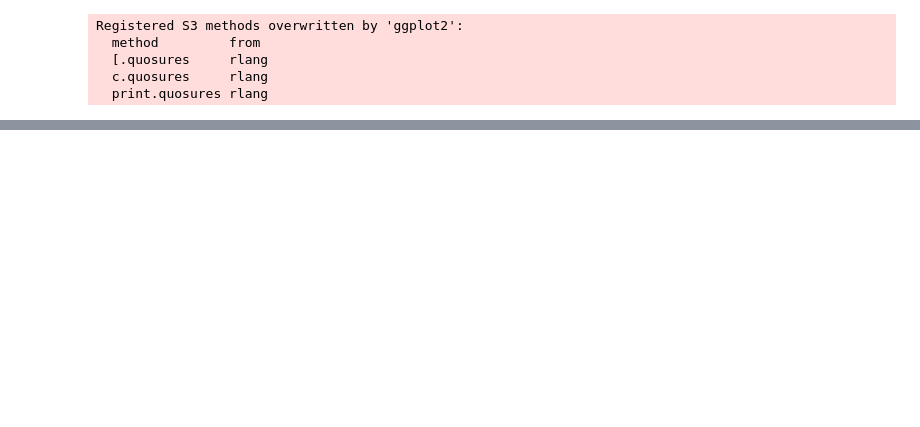
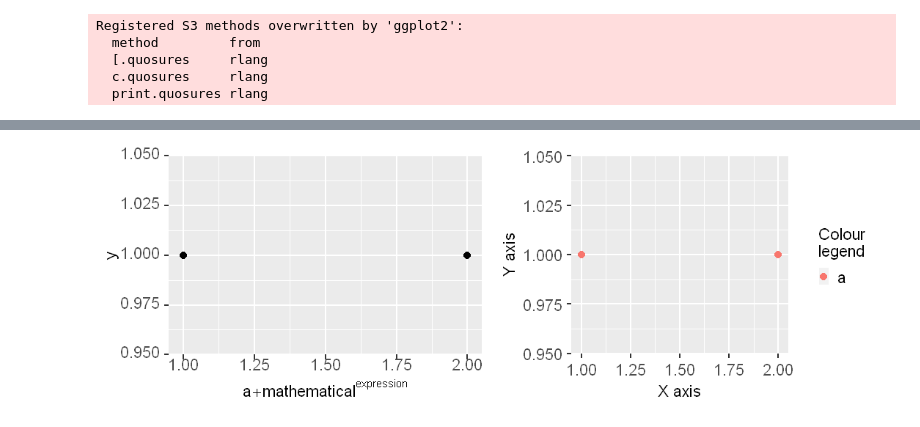
Before and after one commit to XavierOwen/Notes, a Jupyter notebook: Statistics/R/Elegant Graphics for Data Analysis/Chap12_Scales, axes and legends.ipynb, the cells around one changed output, grey strips where cells are left out. Saved outputs shown, nothing was run; the diff lists cells and outputs as text; code cells hidden in the pictures; blank space fills up the shorter version.

```diff
--- a/Statistics/R/Elegant Graphics for Data Analysis/Chap12_Scales, axes and legends.ipynb
+++ b/Statistics/R/Elegant Graphics for Data Analysis/Chap12_Scales, axes and legends.ipynb
@@ -73,0 +133,12 @@ Registered S3 methods overwritten by 'ggplot2':
+# %%
+df <- data.frame(x = 1:2, y = 1, z = "a")
+p <- ggplot(df, aes(x, y)) + geom_point()+myTheme
+
+p1 <- p + scale_x_continuous(quote(a + mathematical ^ expression))
+
+p <- ggplot(df, aes(x, y)) + geom_point(aes(colour = z))+myTheme
+p2 <- p + labs(x = "X axis", y = "Y axis", colour = "Colour\nlegend")
+
+multiplot(p1,p2,ncol = 2)
+# %% [output]
+[figure, added]
```
Also changed, not shown: parts of 51 cells of this notebook, 1 other file.
